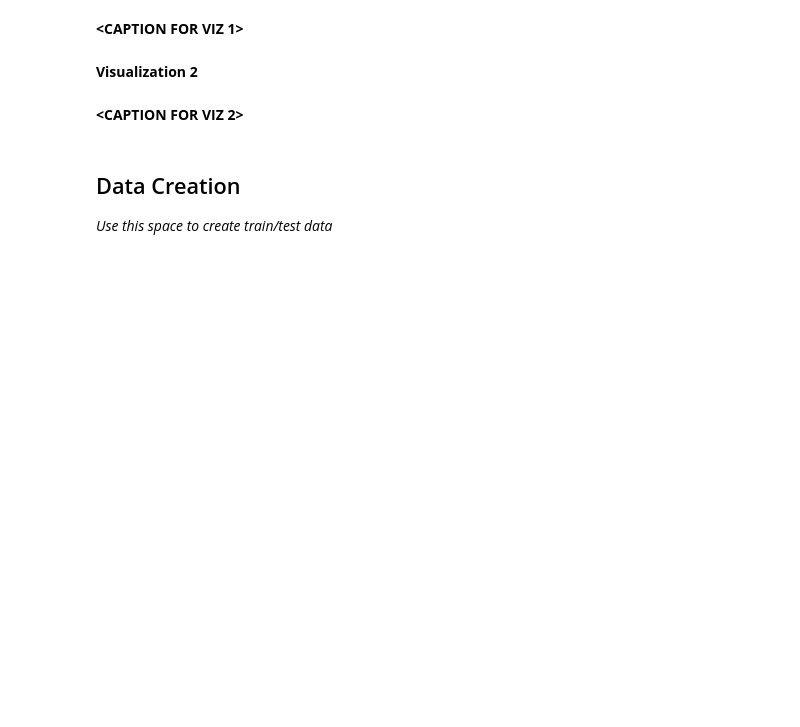
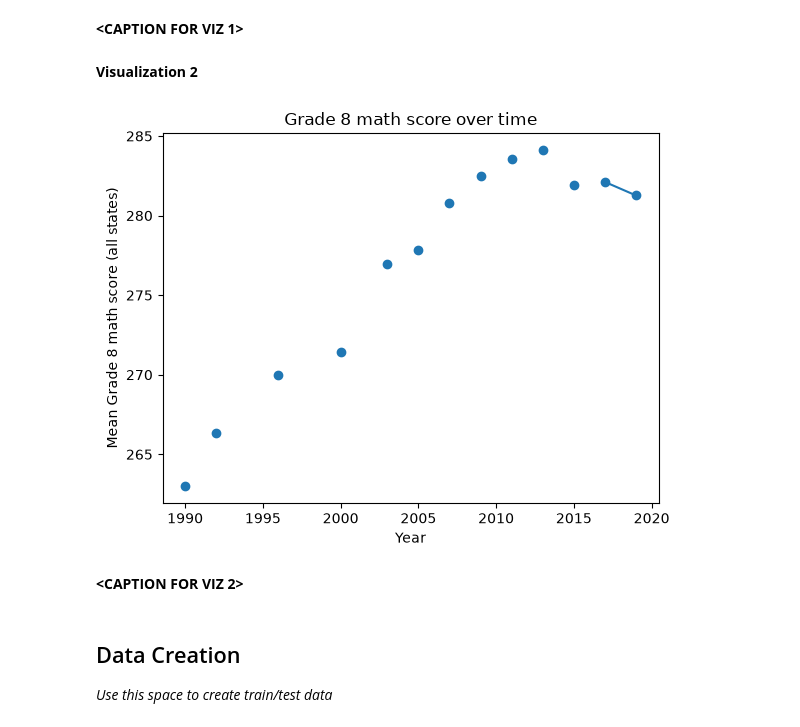
Before and after one commit to lukemill87/MDST-Onboarding, a Jupyter notebook: tutorial1/checkpoint1.ipynb, the cells around one changed output. Drawn from its saved outputs; the diff is of its cells as text; code cells hidden in the pictures; blank space fills up the shorter version.

```diff
--- a/tutorial1/checkpoint1.ipynb
+++ b/tutorial1/checkpoint1.ipynb
@@ -158,3 +168,13 @@ Investigate the relationship between your chosen response variable and at least
+# %%
+# @@@ 7
+
+df.groupby("YEAR")["AVG_MATH_8_SCORE"].mean().plot(marker="o")
+plt.xlabel("Year")
+plt.ylabel("Mean Grade 8 math score (all states)")
+plt.title("Grade 8 math score over time")
+plt.show()
+# %% [output]
+[figure, added]
 # %% [markdown]
 **<CAPTION FOR VIZ 2>**
 # %% [markdown]
```
Also changed, not shown: parts of 18 cells of this notebook.
